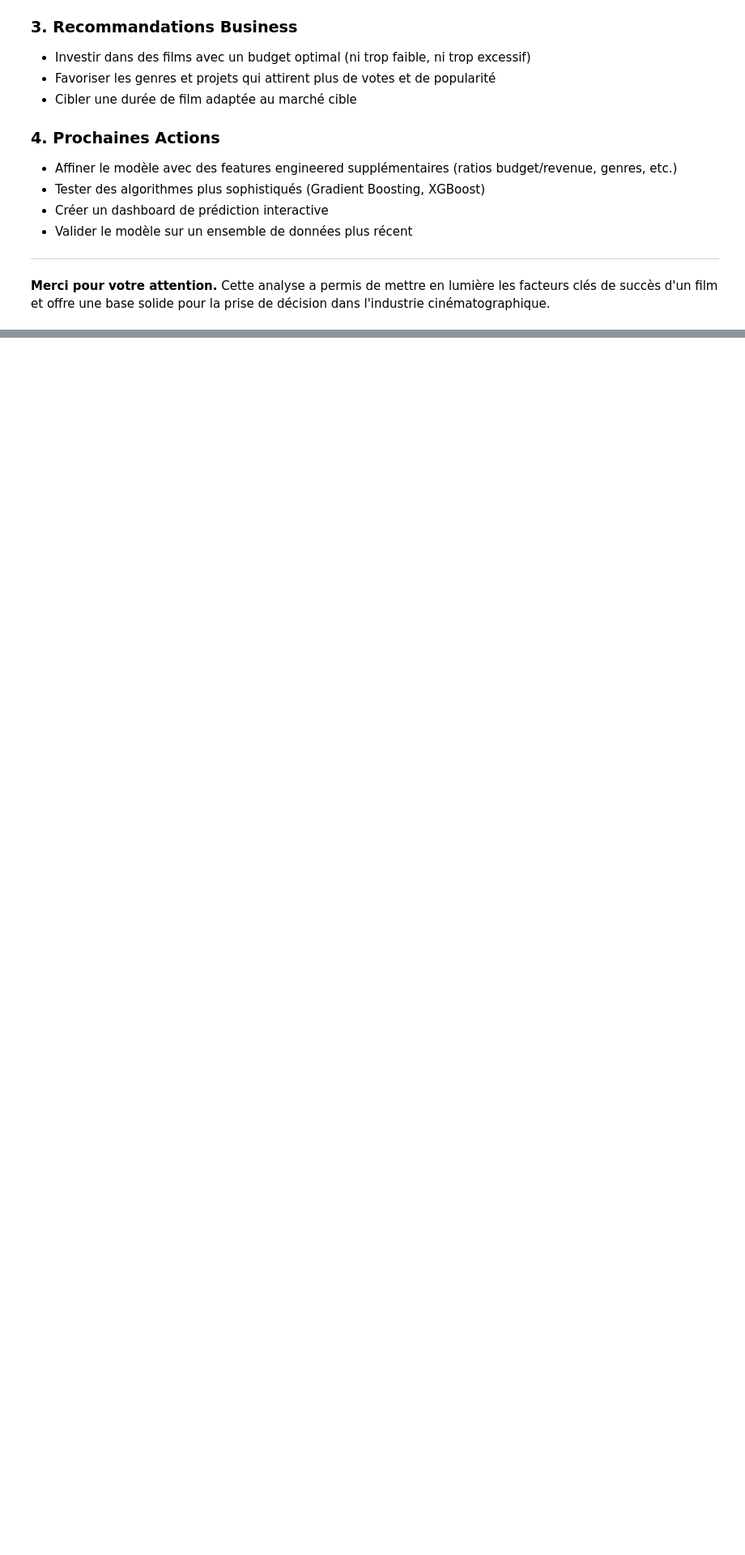
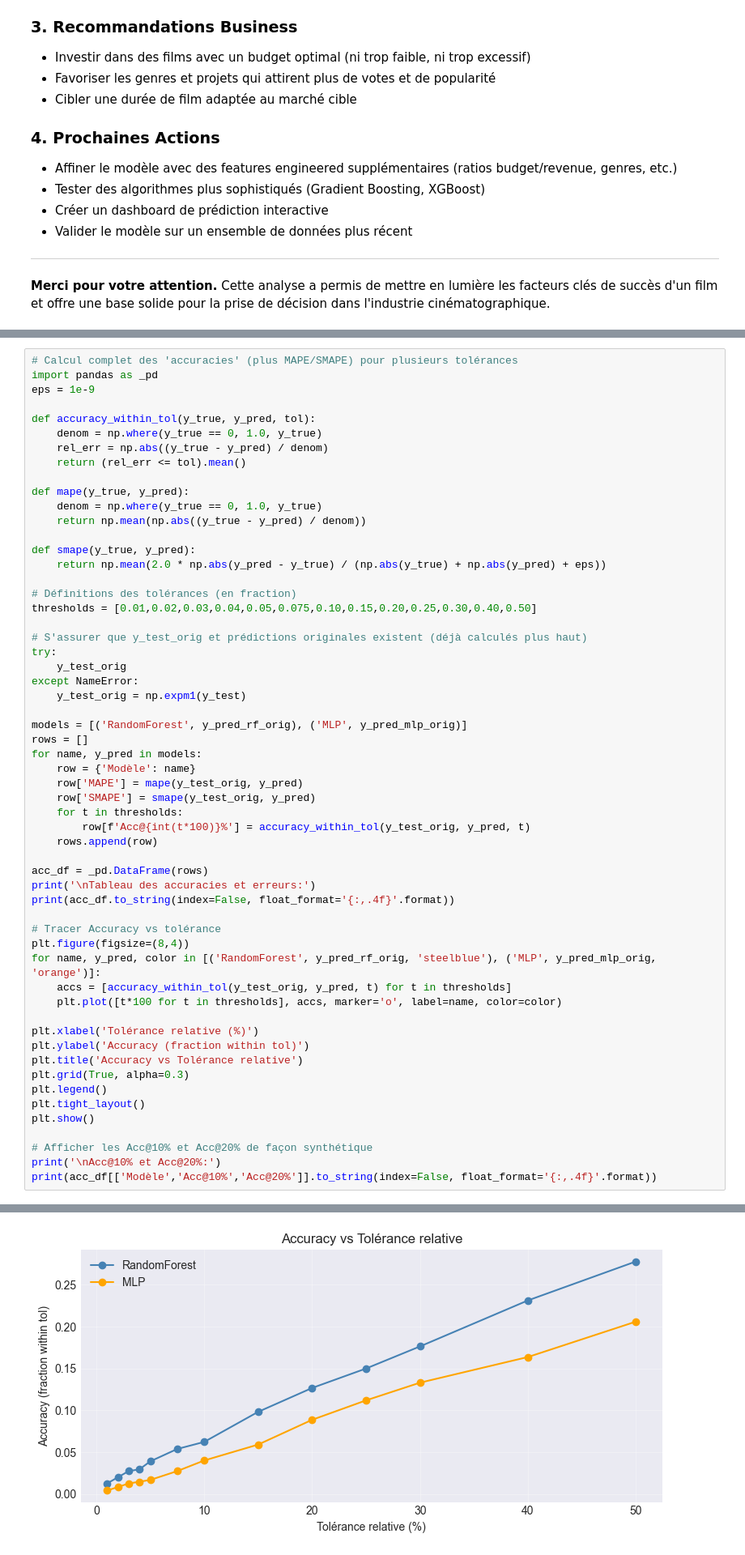
Before and after one commit to MedRahim/tmdb_revenue_predictor, a Jupyter notebook: TMDB_Phase2_Presentation.ipynb, the cells around one changed output, grey strips where cells are left out. Shown at 81% size. Saved outputs shown, nothing was run; the diff lists cells and outputs as text; blank space fills up the shorter version.

```diff
--- a/TMDB_Phase2_Presentation.ipynb
+++ b/TMDB_Phase2_Presentation.ipynb
@@ -414,0 +509,58 @@ Error:
+# %%
+# Calcul complet des 'accuracies' (plus MAPE/SMAPE) pour plusieurs tolérances
+import pandas as _pd
+eps = 1e-9
+
+def accuracy_within_tol(y_true, y_pred, tol):
+    denom = np.where(y_true == 0, 1.0, y_true)
+    rel_err = np.abs((y_true - y_pred) / denom)
+    return (rel_err <= tol).mean()
+
+def mape(y_true, y_pred):
+    denom = np.where(y_true == 0, 1.0, y_true)
+    return np.mean(np.abs((y_true - y_pred) / denom))
+
+def smape(y_true, y_pred):
+    return np.mean(2.0 * np.abs(y_pred - y_true) / (np.abs(y_true) + np.abs(y_pred) + eps))
+
+# Définitions des tolérances (en fraction)
+thresholds = [0.01,0.02,0.03,0.04,0.05,0.075,0.10,0.15,0.20,0.25,0.30,0.40,0.50]
+
+# S'assurer que y_test_orig et prédictions originales existent (déjà calculés plus haut)
+try:
+    y_test_orig
+except NameError:
+    y_test_orig = np.expm1(y_test)
+
+models = [('RandomForest', y_pred_rf_orig), ('MLP', y_pred_mlp_orig)]
+rows = []
+for name, y_pred in models:
+    row = {'Modèle': name}
+    row['MAPE'] = mape(y_test_orig, y_pred)
+    row['SMAPE'] = smape(y_test_orig, y_pred)
+    for t in thresholds:
+        row[f'Acc@{int(t*100)}%'] = accuracy_within_tol(y_test_orig, y_pred, t)
+    rows.append(row)
+
+acc_df = _pd.DataFrame(rows)
+print('\nTableau des accuracies et erreurs:')
+print(acc_df.to_string(index=False, float_format='{:,.4f}'.format))
+
+# Tracer Accuracy vs tolérance
+plt.figure(figsize=(8,4))
+for name, y_pred, color in [('RandomForest', y_pred_rf_orig, 'steelblue'), ('MLP', y_pred_mlp_orig, 'orange')]:
+    accs = [accuracy_within_tol(y_test_orig, y_pred, t) for t in thresholds]
+    plt.plot([t*100 for t in thresholds], accs, marker='o', label=name, color=color)
+
+plt.xlabel('Tolérance relative (%)')
+plt.ylabel('Accuracy (fraction within tol)')
+plt.title('Accuracy vs Tolérance relative')
+plt.grid(True, alpha=0.3)
+plt.legend()
+plt.tight_layout()
+plt.show()
+
+# Afficher les Acc@10% et Acc@20% de façon synthétique
+print('\nAcc@10% et Acc@20%:')
+print(acc_df[['Modèle','Acc@10%','Acc@20%']].to_string(index=False, float_format='{:,.4f}'.format))
+# %% [output]
@@ -414,0 +571 @@ Error:
+[figure, added]
```
Also changed, not shown: parts of 4 cells of this notebook.
